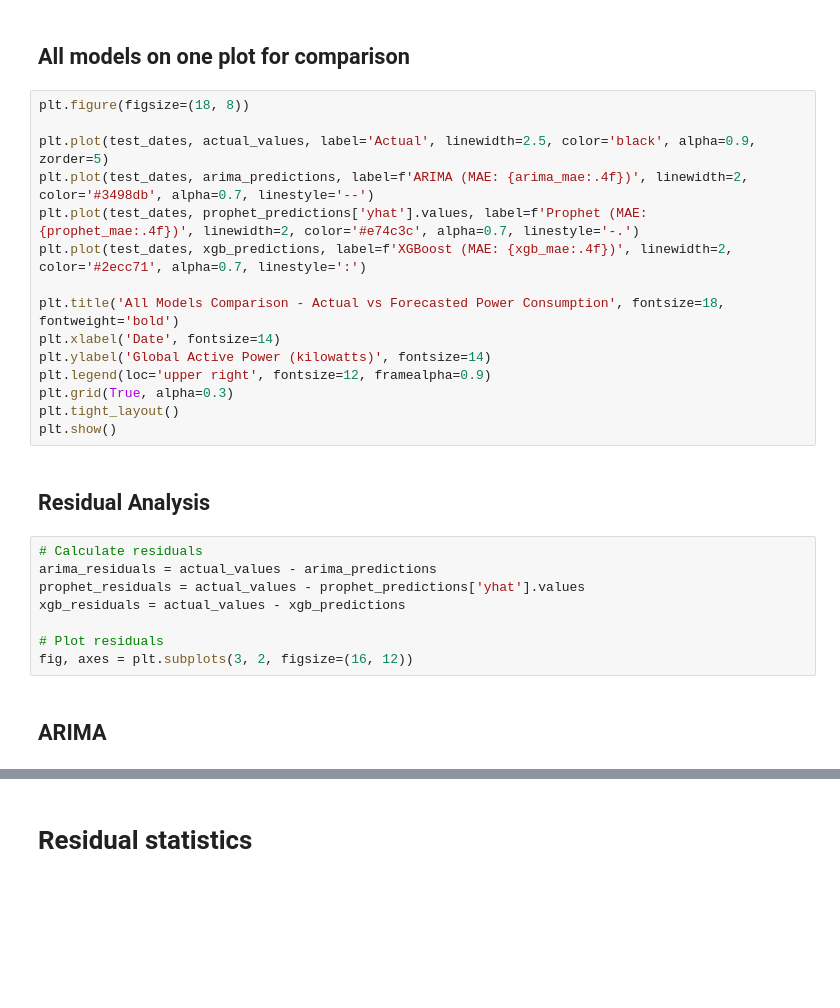
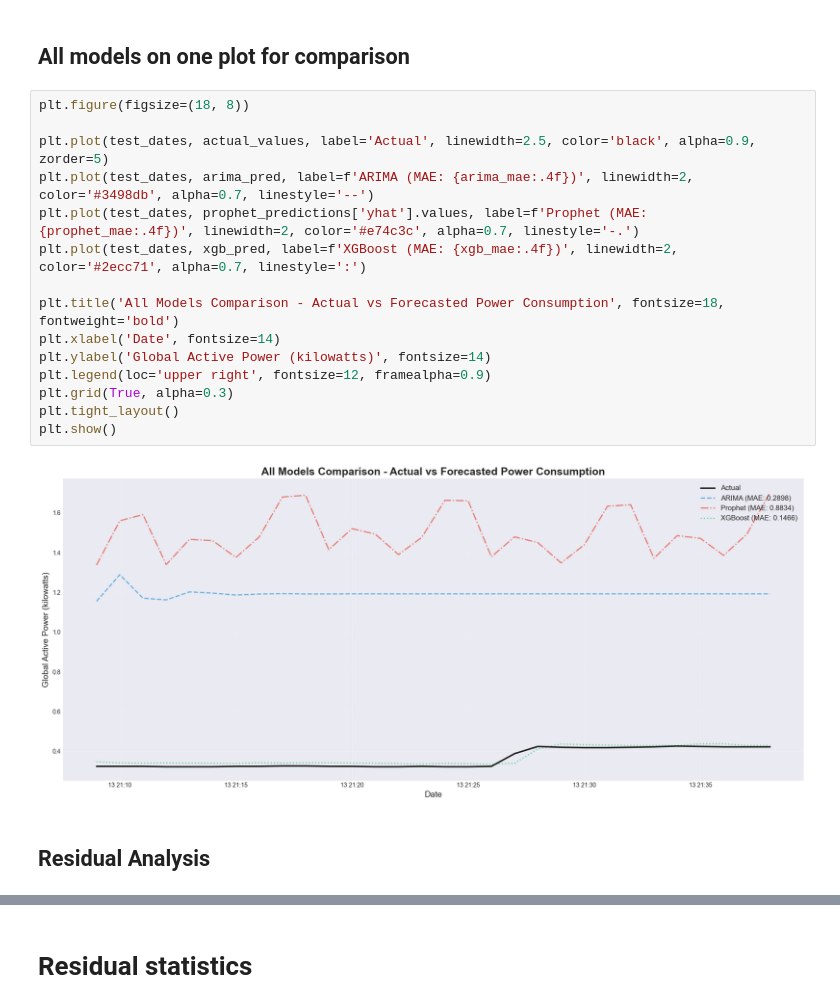
Before and after one commit to RajaRayyanAmeer/Data-Science-and-Analytics-Internship-Phase-2, a Jupyter notebook: Task3_HouseHold_Power_Consumption.ipynb, the cells around one changed output, grey strips where cells are left out. Saved outputs shown, nothing was run; the diff lists cells and outputs as text; blank space fills up the shorter version.

```diff
--- a/Task3_HouseHold_Power_Consumption.ipynb
+++ b/Task3_HouseHold_Power_Consumption.ipynb
@@ -671,28 +678,20 @@ plt.show()
 # %%
 plt.figure(figsize=(18, 8))
 
 plt.plot(test_dates, actual_values, label='Actual', linewidth=2.5, color='black', alpha=0.9, zorder=5)
-plt.plot(test_dates, arima_predictions, label=f'ARIMA (MAE: {arima_mae:.4f})', linewidth=2, color='#3498db', alpha=0.7, linestyle='--')
+plt.plot(test_dates, arima_pred, label=f'ARIMA (MAE: {arima_mae:.4f})', linewidth=2, color='#3498db', alpha=0.7, linestyle='--')
 plt.plot(test_dates, prophet_predictions['yhat'].values, label=f'Prophet (MAE: {prophet_mae:.4f})', linewidth=2, color='#e74c3c', alpha=0.7, linestyle='-.')
-plt.plot(test_dates, xgb_predictions, label=f'XGBoost (MAE: {xgb_mae:.4f})', linewidth=2, color='#2ecc71', alpha=0.7, linestyle=':')
+plt.plot(test_dates, xgb_pred, label=f'XGBoost (MAE: {xgb_mae:.4f})', linewidth=2, color='#2ecc71', alpha=0.7, linestyle=':')
 
 plt.title('All Models Comparison - Actual vs Forecasted Power Consumption', fontsize=18, fontweight='bold')
 plt.xlabel('Date', fontsize=14)
 plt.ylabel('Global Active Power (kilowatts)', fontsize=14)
 plt.legend(loc='upper right', fontsize=12, framealpha=0.9)
 plt.grid(True, alpha=0.3)
 plt.tight_layout()
 plt.show()
+# %% [output]
+[figure, added]
 # %% [markdown]
 ## Residual Analysis
-# %%
-# Calculate residuals
-arima_residuals = actual_values - arima_predictions
-prophet_residuals = actual_values - prophet_predictions['yhat'].values
-xgb_residuals = actual_values - xgb_predictions
-
-# Plot residuals
-fig, axes = plt.subplots(3, 2, figsize=(16, 12))
-# %% [markdown]
-## ARIMA
 # %%
```
Also changed, not shown: parts of 9 cells of this notebook.
